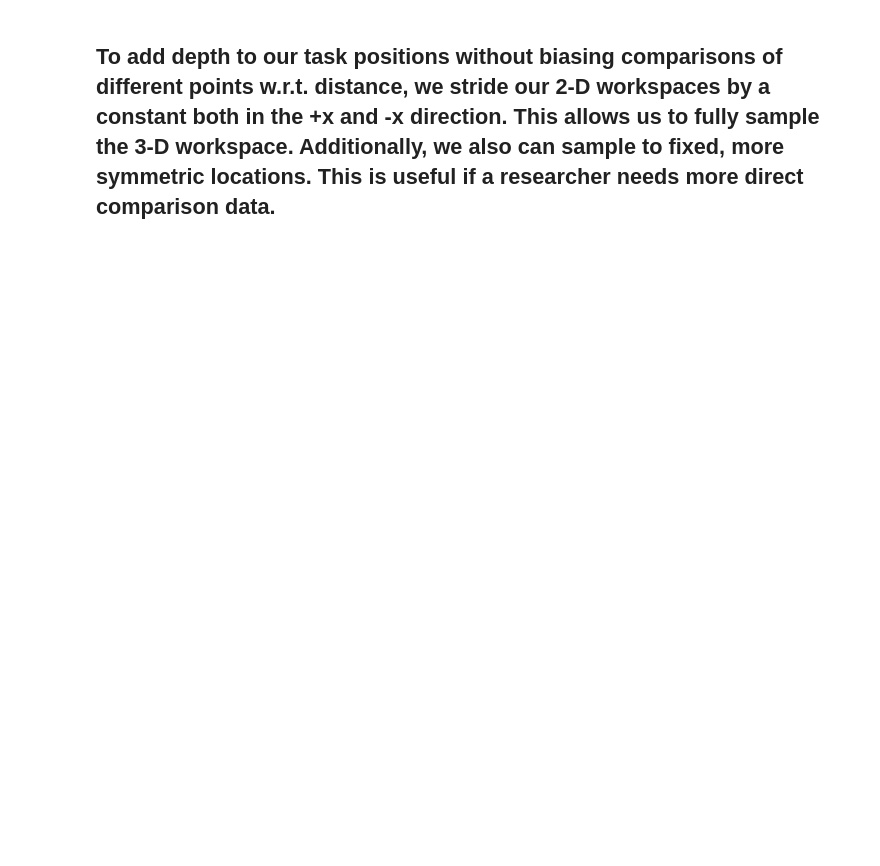
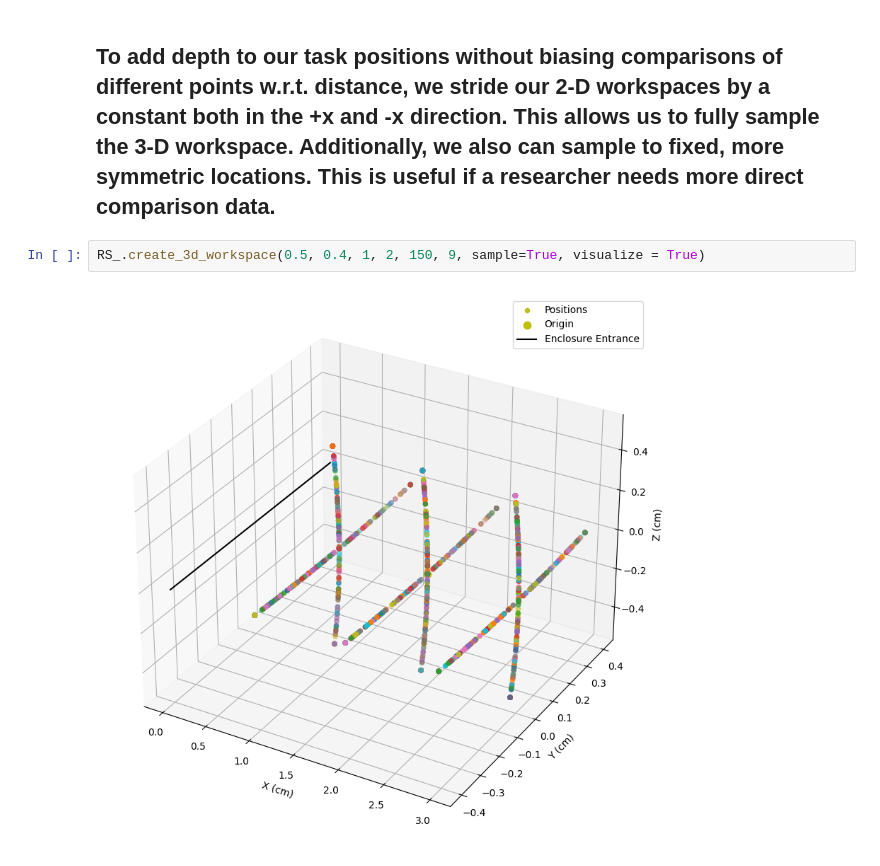
Before and after one commit to throneofshadow/ReachSample, a Jupyter notebook: notebooks/ReachSample_tutorial.ipynb, the cells around one changed output. Drawn from its saved outputs; the diff is of its cells as text; blank space fills up the shorter version.

Commit message:
Finished 3-D sampling and visualization, added to notebook.

```diff
--- a/notebooks/ReachSample_tutorial.ipynb
+++ b/notebooks/ReachSample_tutorial.ipynb
@@ -42,2 +42,6 @@ RS_.create_2d_workspace(0.4, 1, 2, 150, 9, sample=True, visualize = True) # z-le
 # %% [markdown]
 ## To add depth to our task positions without biasing comparisons of different points w.r.t. distance, we stride our 2-D workspaces by a constant both in the +x and -x direction. This allows us to fully sample the 3-D workspace. Additionally, we also can sample to fixed, more symmetric locations. This is useful if a researcher needs more direct comparison data.
+# %%
+RS_.create_3d_workspace(0.5, 0.4, 1, 2, 150, 9, sample=True, visualize = True)
+# %% [output]
+[figure, added]
```
Also changed, not shown: parts of 3 cells of this notebook, 2 other files.
